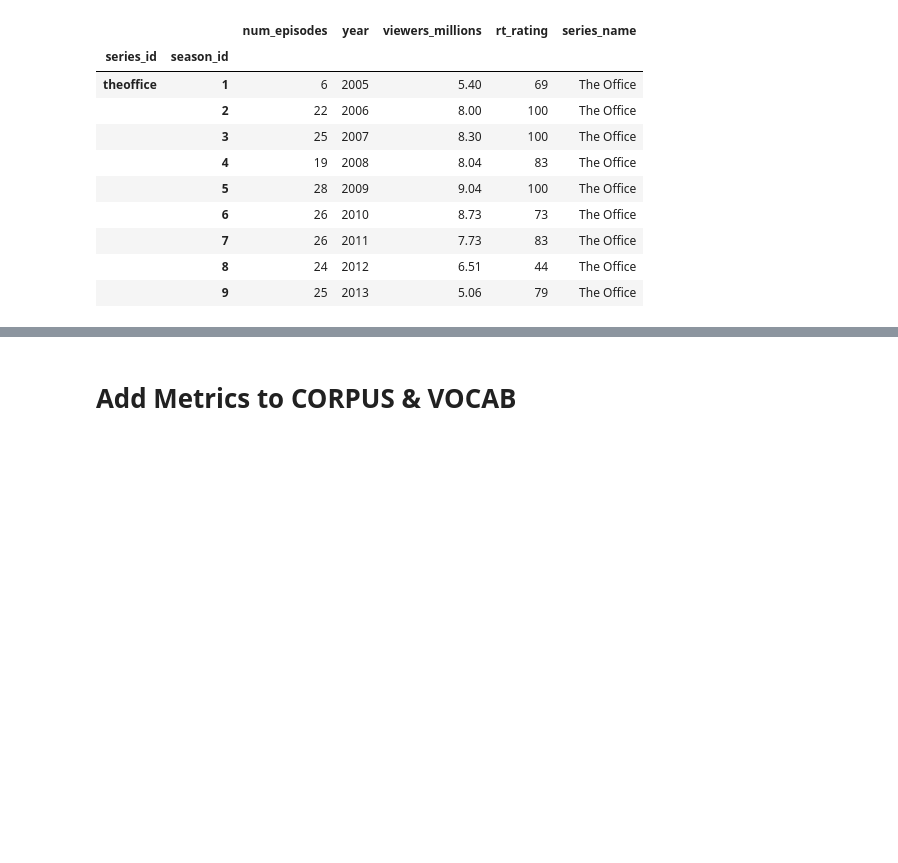
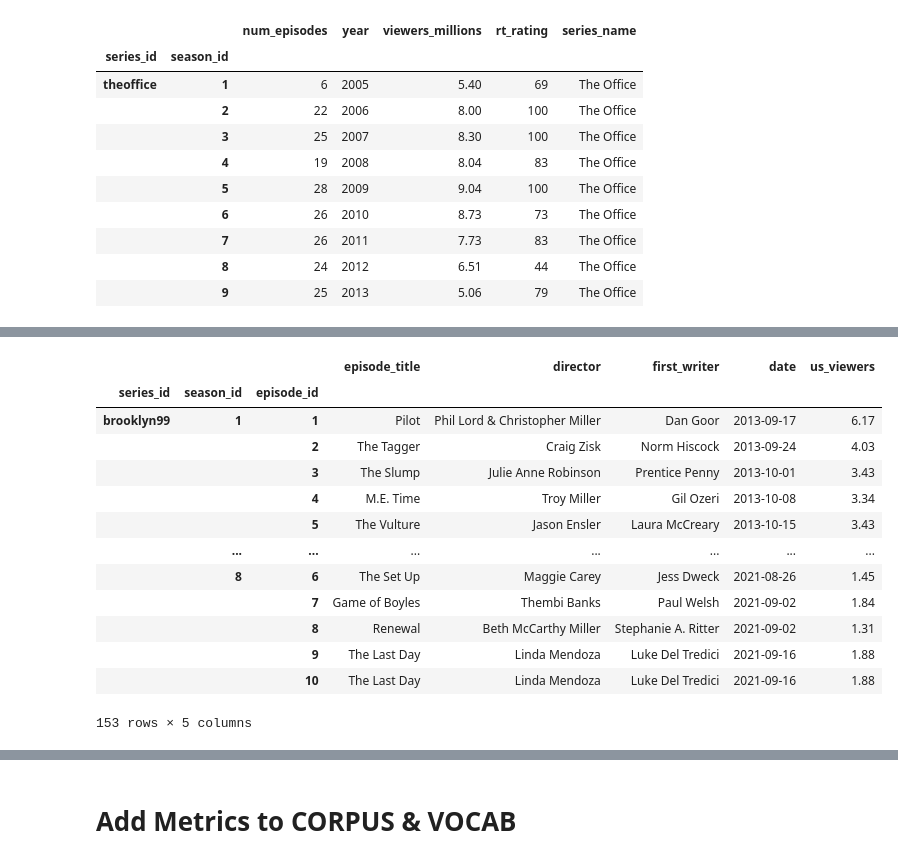
Before and after one commit to erictria/sitcom-text-analysis, a Jupyter notebook: extract_data.ipynb, the cells around one changed output, grey strips where cells are left out. Cells and saved outputs as stored; diff of their text form; code cells hidden in the pictures; blank space fills up the shorter version.

```diff
--- a/extract_data.ipynb
+++ b/extract_data.ipynb
@@ -334,0 +371,28 @@ office_lib.to_csv(raw_dir + 'OFFICE-LIB.csv')
+# %%
+b99_wiki_episodes = 'https://en.wikipedia.org/wiki/List_of_Brooklyn_Nine-Nine_episodes'
+b99_column_map = {
+    'episode_id': 0,
+    'episode_title': 1,
+    'director': 2,
+    'writers': 3,
+    'date': 4,
+    'us_viewers': 6
+}
+b99_lib_df = ws.scrape_episode_list(b99_wiki_episodes, b99_column_map, b99_series_id, season_limit = 8)
+b99_lib_df = b99_lib_df[['episode_title', 'director', 'first_writer', 'date', 'us_viewers']]
+b99_lib_df
+# %% [output]
+|  |  |  | episode_title | director | first_writer | date | us_viewers |
+| series_id | season_id | episode_id |  |  |  |  |  |
+| brooklyn99 | 1 | 1 | Pilot | Phil Lord & Christopher Miller | Dan Goor | 2013-09-17 | 6.17 |
+|  |  | 2 | The Tagger | Craig Zisk | Norm Hiscock | 2013-09-24 | 4.03 |
+|  |  | 3 | The Slump | Julie Anne Robinson | Prentice Penny | 2013-10-01 | 3.43 |
+|  |  | 4 | M.E. Time | Troy Miller | Gil Ozeri | 2013-10-08 | 3.34 |
+|  |  | 5 | The Vulture | Jason Ensler | Laura McCreary | 2013-10-15 | 3.43 |
+|  | ... | ... | ... | ... | ... | ... | ... |
+|  | 8 | 6 | The Set Up | Maggie Carey | Jess Dweck | 2021-08-26 | 1.45 |
+|  |  | 7 | Game of Boyles | Thembi Banks | Paul Welsh | 2021-09-02 | 1.84 |
+|  |  | 8 | Renewal | Beth McCarthy Miller | Stephanie A. Ritter | 2021-09-02 | 1.31 |
+|  |  | 9 | The Last Day | Linda Mendoza | Luke Del Tredici | 2021-09-16 | 1.88 |
+|  |  | 10 | The Last Day | Linda Mendoza | Luke Del Tredici | 2021-09-16 | 1.88 |
+153 rows × 5 columns
```
Also changed, not shown: parts of 8 cells of this notebook, 3 other files.
